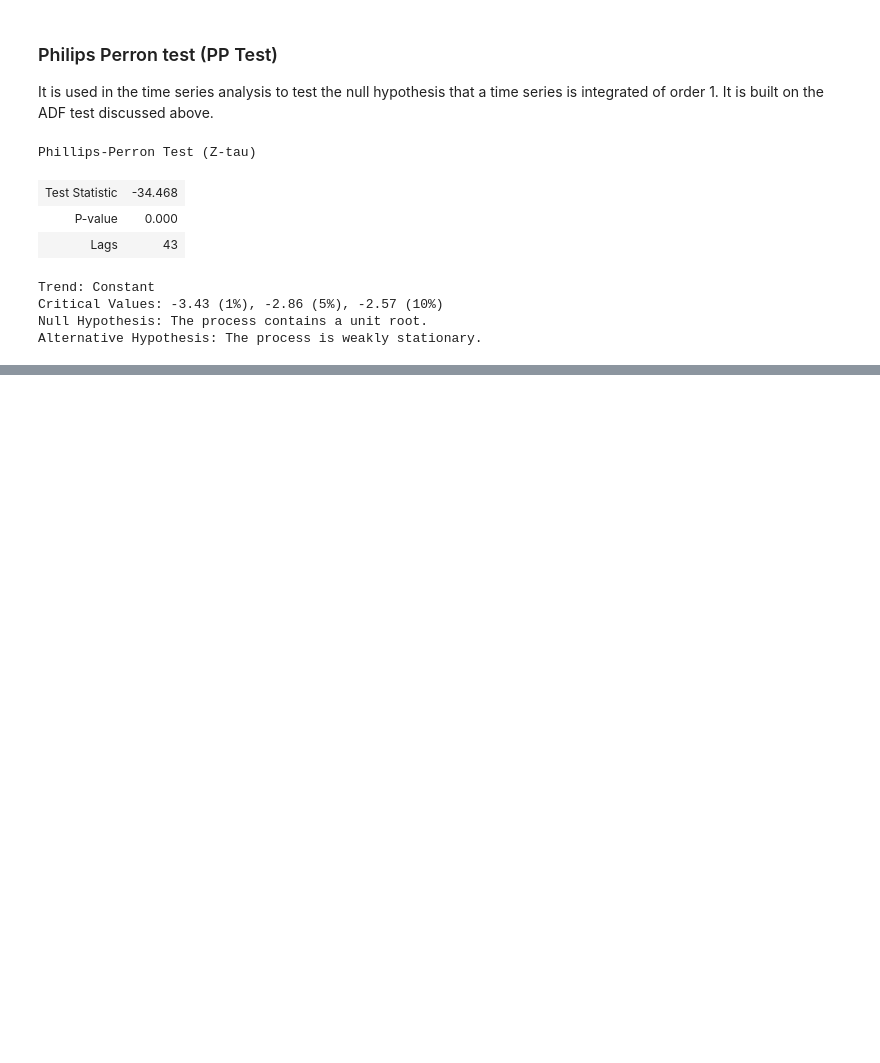
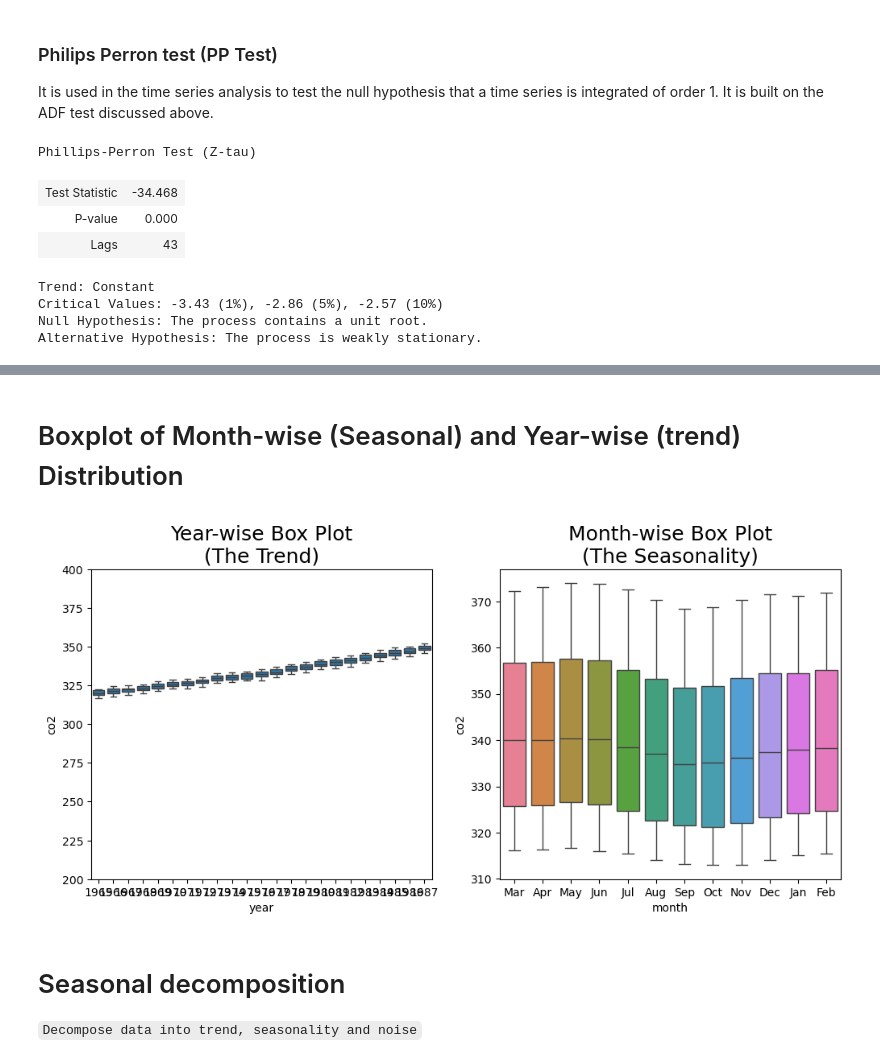
Before and after one commit to konsin1988/CO2_time_series_analysis_and_forecasting_pyspark, a Jupyter notebook: co2_model.ipynb, the cells around one changed output, grey strips where cells are left out. Drawn from its saved outputs; the diff is of its cells as text; code cells hidden in the pictures; blank space fills up the shorter version.

````diff
--- a/co2_model.ipynb
+++ b/co2_model.ipynb
@@ -333,0 +395,25 @@ Alternative Hypothesis: The process is weakly stationary.
+# %% [markdown]
+# Boxplot of Month-wise (Seasonal) and Year-wise (trend) Distribution
+# %%
+co2_mon_year = (
+    co2_pd
+    .reset_index()
+    .assign(date = lambda x: x.date.astype("datetime64[ns]"))
+    .assign(month = lambda x: x.date.dt.strftime('%b'))
+    .assign(year = lambda x: x.date.dt.year)
+)
+years = co2_mon_year['year'].unique()
+
+fig, axes = plt.subplots(1, 2, figsize=(12,5), dpi= 100)
+sns.boxplot(x='year', y='co2', data=co2_mon_year.query(f'year in {[x for x in range(1965, 1988)]}'), ax=axes[0])
+sns.boxplot(x='month', y='co2', hue='month', data=co2_mon_year)
+
+axes[0].set_title('Year-wise Box Plot\n(The Trend)', fontsize=18);
+axes[1].set_title('Month-wise Box Plot\n(The Seasonality)', fontsize=18)
+axes[0].set_ylim([200, 400])
+plt.show()
+# %% [output]
+[figure, added]
+# %% [markdown]
+# Seasonal decomposition
+```Decompose data into trend, seasonality and noise```
````
Also changed, not shown: parts of 23 cells of this notebook.
